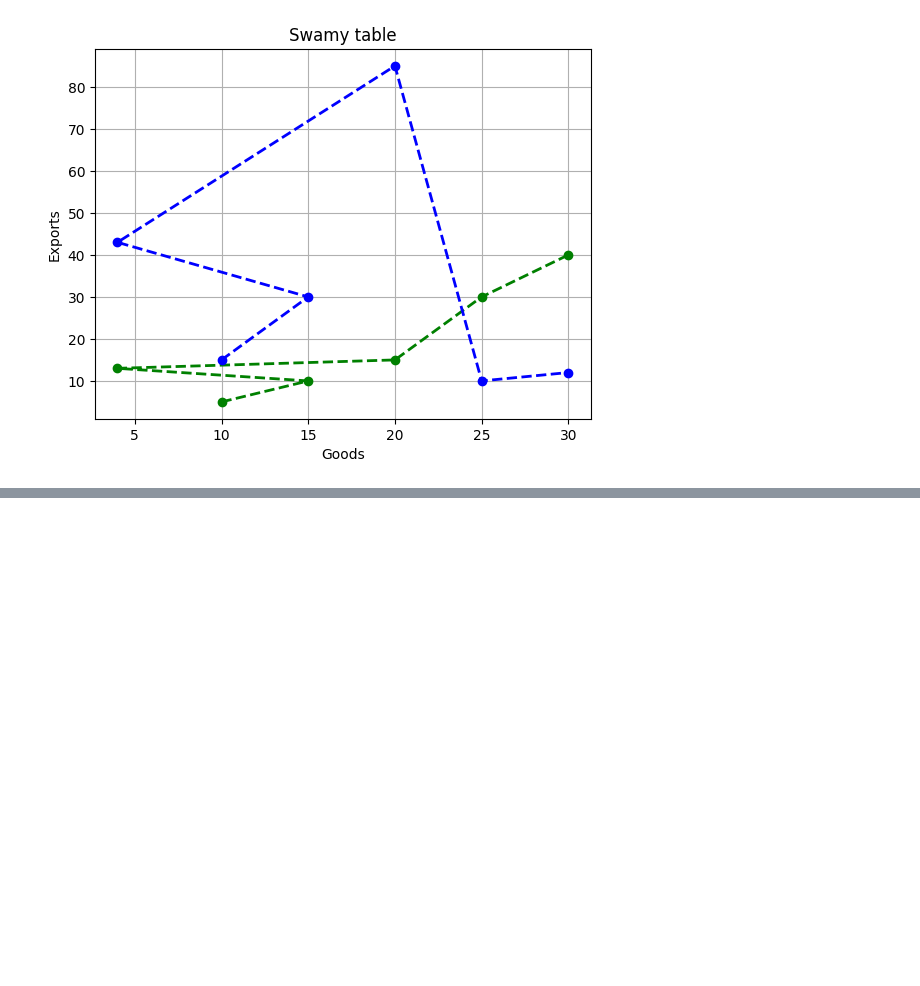
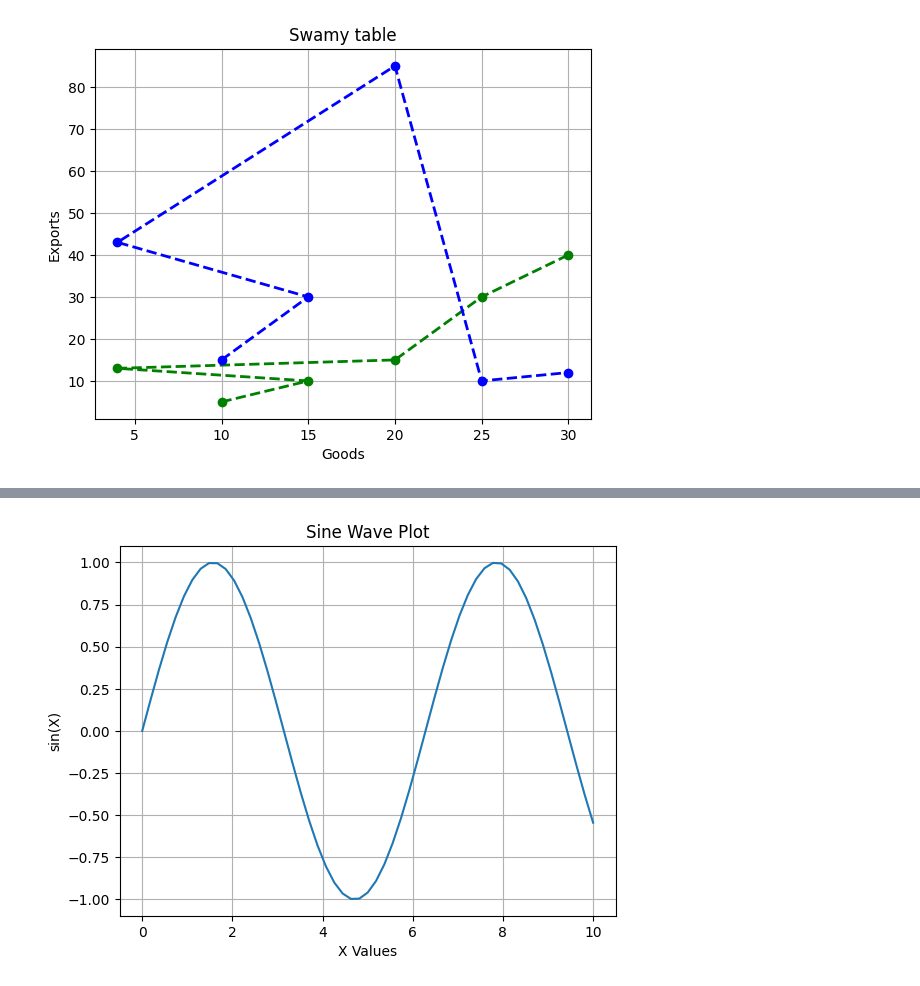
Before and after one commit to MuthuswamyNadar/Python-DSA, a Jupyter notebook: Practise Python/Module 7 (data-toolKit)/Matplotlib.ipynb, the cells around one changed output, grey strips where cells are left out. Cells and saved outputs as stored; diff of their text form; code cells hidden in the pictures; blank space fills up the shorter version.

```diff
--- a/Practise Python/Module 7 (data-toolKit)/Matplotlib.ipynb
+++ b/Practise Python/Module 7 (data-toolKit)/Matplotlib.ipynb
@@ -142,0 +149,22 @@ plt.plot(x,y2,color="blue",marker="o",linestyle = '--',linewidth=2)
+# %%
+import numpy as np  # Importing NumPy
+import matplotlib.pyplot as plt  # Importing Matplotlib's pyplot module
+
+# Generating 55 points between 0 and 10
+x = np.linspace(0, 10, 55)
+
+# Plotting the sine of each x value
+plt.plot(x, np.sin(x), '-')  # '-' indicates a solid line
+
+# Adding labels and title
+plt.title("Sine Wave Plot")  # Title of the plot
+plt.xlabel("X Values")  # X-axis label
+plt.ylabel("sin(X)")  # Y-axis label
+
+# Optionally, you can add a grid for better readability
+plt.grid(True)
+
+# Displaying the plot
+plt.show()  # This will show the plot window
+# %% [output]
+[figure, added]
```
Also changed, not shown: parts of 1 cell of this notebook.
